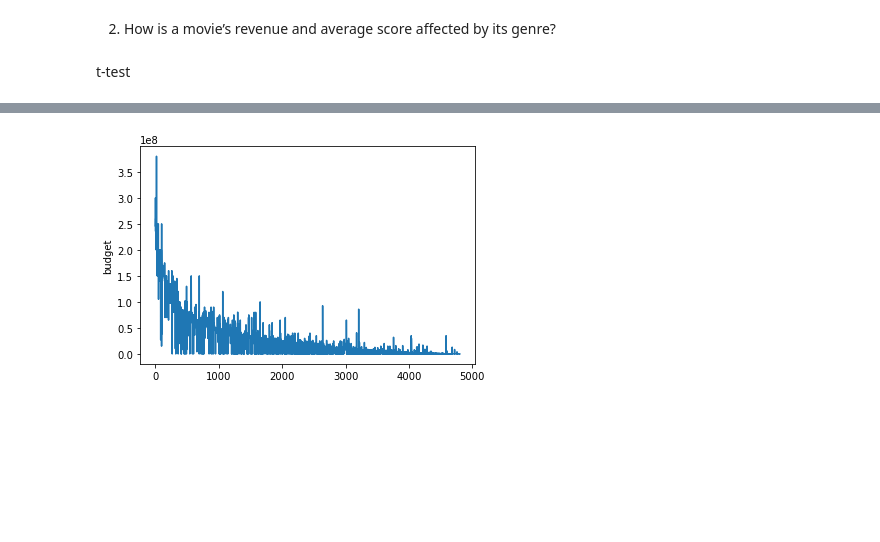
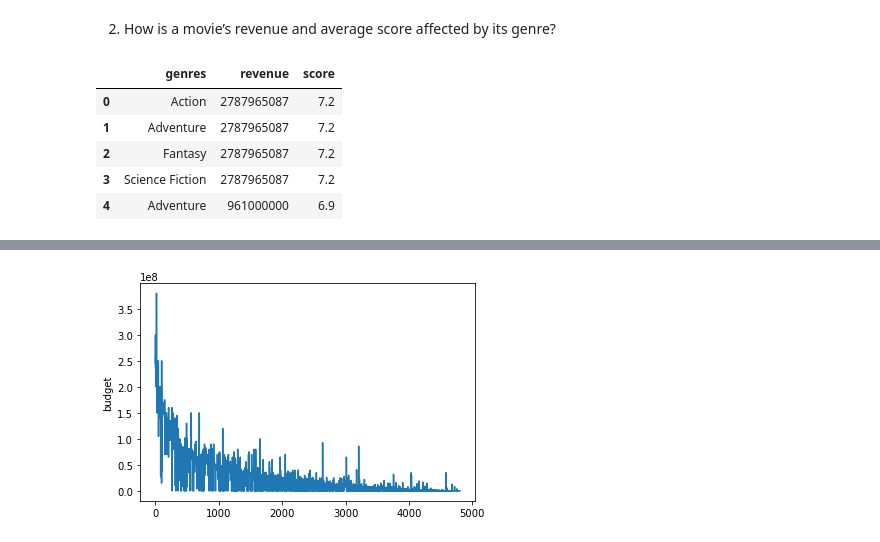
Before and after one commit to TuPham1508/Assignment, a Jupyter notebook: Assignment 2.ipynb, the cells around one changed output, grey strips where cells are left out. Cells and saved outputs as stored; diff of their text form; code cells hidden in the pictures; blank space fills up the shorter version.

```diff
--- a/Assignment 2.ipynb
+++ b/Assignment 2.ipynb
@@ -84,3 +168,14 @@ Name: production_countries, Length: 4803, dtype: object
+# %%
+areas = []
+revenues = []
+area_values = movie['production_countries']
+revenue = movie['revenue']
+for index, values in enumerate(area_values):
+    if revenue[index] != 0:
+        for value in values:
+            if value['iso_3166_1'] in top_revenue_by_area:
+                revenues.append(revenue[index])
+                areas.append(value['iso_3166_1'])
 # %%
 import matplotlib.pyplot as plt
 plt.plot(movie['revenue'])
@@ -97,5 +192,3 @@ plt.show()
 [figure]
 # %% [markdown]
 2. How is a movie’s revenue and average score affected by its genre?
-# %% [markdown]
-t-test
@@ -101,0 +197,26 @@ t-test
+# %%
+genres = []
+revenues = []
+scores = []
+
+genres_column = movie['genres']
+revenue_column = movie['revenue']
+score_column = movie['vote_average']
+
+for index, values in enumerate(genres_column):
+    if revenue_column[index] != 0:
+        for value in values:
+            genres.append(value['name'])
+            revenues.append(revenue_column[index])
+            scores.append(score_column[index])
+
+l = [genres,revenues, scores]
+movie2 = pd.DataFrame(l, index=['genres','revenue', 'score']).T
+movie2.head()
+# %% [output]
+|  | genres | revenue | score |
+| 0 | Action | 2787965087 | 7.2 |
+| 1 | Adventure | 2787965087 | 7.2 |
+| 2 | Fantasy | 2787965087 | 7.2 |
+| 3 | Science Fiction | 2787965087 | 7.2 |
+| 4 | Adventure | 961000000 | 6.9 |
```
Also changed, not shown: parts of 15 cells of this notebook.
